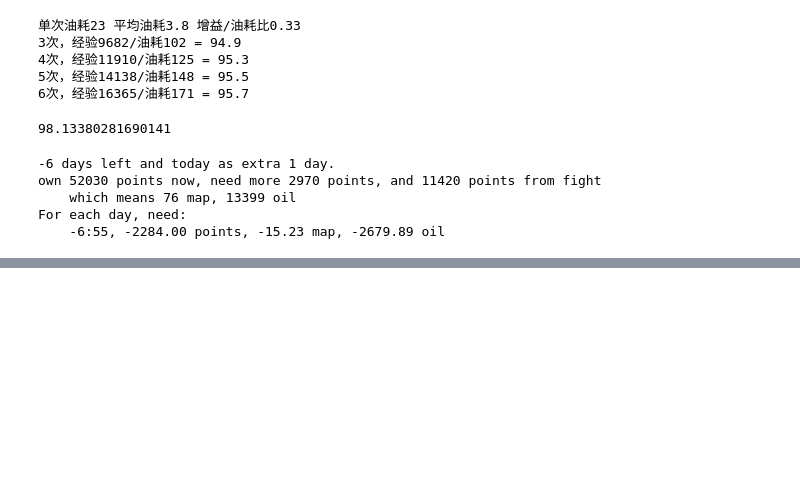
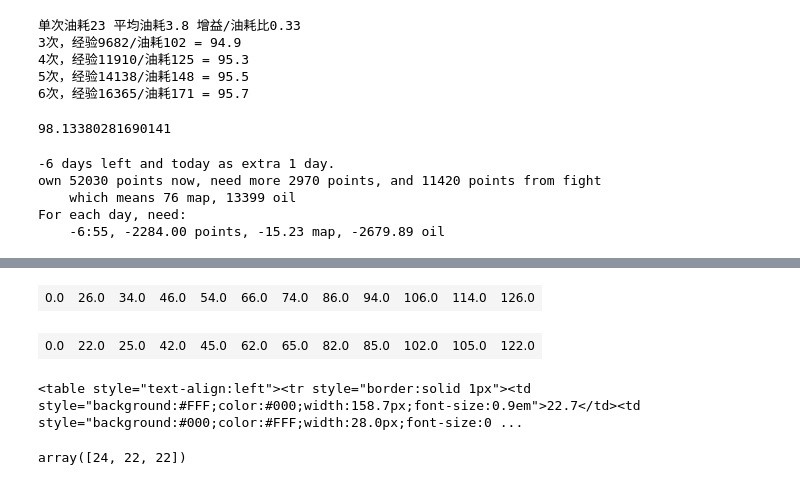
Before and after one commit to AutumnSun1996/GameTools, a Jupyter notebook: 碧蓝航线/Calculate.ipynb, the cells around one changed output, grey strips where cells are left out. Drawn from its saved outputs; the diff is of its cells as text; code cells hidden in the pictures; blank space fills up the shorter version.

```diff
--- a/碧蓝航线/Calculate.ipynb
+++ b/碧蓝航线/Calculate.ipynb
@@ -676,0 +684,56 @@ For each day, need:
+# %%
+offset = 6
+colldown = 20
+duration = 8
+repeat = 5
+width_multi = 7
+
+def get_item(width, status):
+    global text
+    colors = ["#FFF","#000"]
+    background = colors[status]
+    color = colors[1-status]
+    res = '<td style="margin:0px;background:{0};color:{1};width:{2:.1f}px;font-size:0.9em;text-align:left">{3:.1f}</td>'.format(background, color, width*width_multi, text)
+    text += width
+    return res
+
+out_fmt = '<table><tr style="border:solid 1px">{1}</tr></table>'
+
+text = 0
+items = [get_item(colldown+offset, 0)]
+for i in range(repeat):
+    items.append(get_item(duration, 1))
+    items.append(get_item(colldown-duration, 0))
+items.append(get_item(duration, 1))
+
+html = out_fmt.format(text*width_multi+2, "".join(items))
+
+display(HTML(html))
+
+offset = 2
+colldown = 20
+duration = 3
+repeat = 5
+text = 0
+items = [get_item(colldown+offset, 0)]
+for i in range(repeat):
+    items.append(get_item(duration, 1))
+    items.append(get_item(colldown-duration, 0))
+items.append(get_item(duration, 1))
+
+html = out_fmt.format(text*width_multi+2, "".join(items))
+
+display(HTML(html))
+# %% [output]
+| 0.0 | 26.0 | 34.0 | 46.0 | 54.0 | 66.0 | 74.0 | 86.0 | 94.0 | 106.0 | 114.0 | 126.0 |
+| 0.0 | 22.0 | 25.0 | 42.0 | 45.0 | 62.0 | 65.0 | 82.0 | 85.0 | 102.0 | 105.0 | 122.0 |
+# %%
+print(html)
+# %% [output]
+<table style="text-align:left"><tr style="border:solid 1px"><td style="background:#FFF;color:#000;width:158.7px;font-size:0.9em">22.7</td><td style="background:#000;color:#FFF;width:28.0px;font-size:0 ...
+# %%
+# 2:36; 2:14; 1:53;
+dt = np.array([3*60, 2*60+36, 2*60+14, 1*60+52])
+dt[:-1] - dt[1:]
+# %% [output]
+array([24, 22, 22])
```
Also changed, not shown: parts of 10 cells of this notebook, 2 other files.
